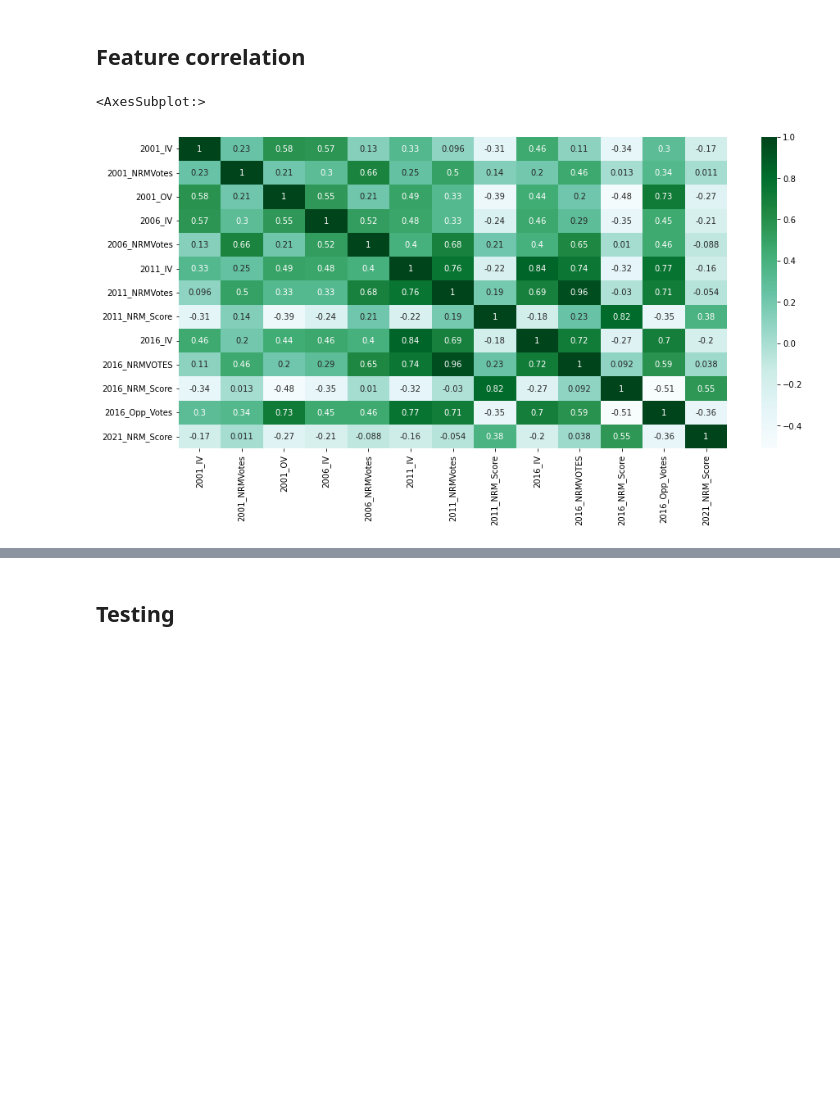
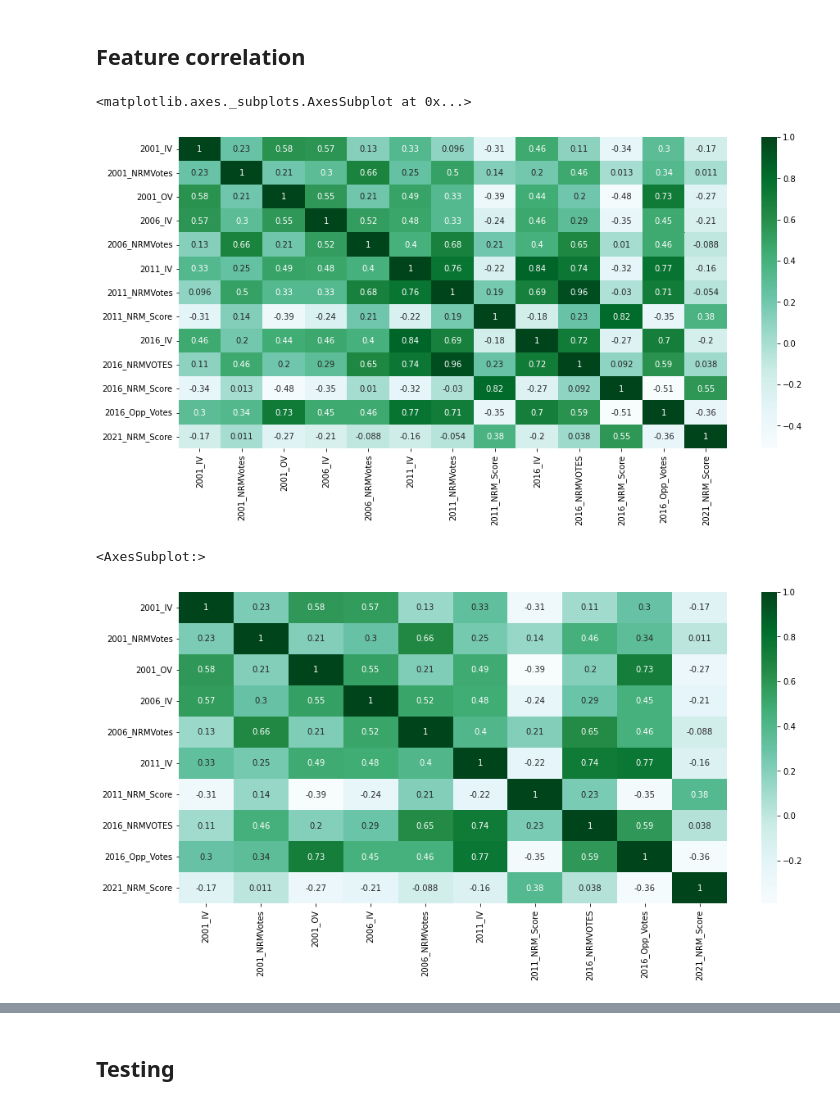
Before and after one commit to sulaiman-kagumire/MCS-7227, a Jupyter notebook: NRM_presidential_score.ipynb, the cells around one changed output, grey strips where cells are left out. Drawn from its saved outputs; the diff is of its cells as text; code cells hidden in the pictures; blank space fills up the shorter version.

```diff
--- a/NRM_presidential_score.ipynb
+++ b/NRM_presidential_score.ipynb
@@ -1540,3 +1602,3 @@ dtype: int64
 # %%
-for each in df3.columns[:-1]:
+for each in df3.columns:
     df3[each] = df3[each].fillna(df3[each].mean())
@@ -1566,13 +1608,16 @@ df3.drop(['2021_IV', '2021_NRM_Votes', '2021_Opp_Votes', 'District'], axis=1, in
 plt.figure(figsize=(15,7))
 sns.heatmap(df3.corr(), annot=True, cmap=plt.cm.BuGn)
 # %% [output]
-<AxesSubplot:>
+<matplotlib.axes._subplots.AxesSubplot at 0x...>
 [figure]
 # %%
-# df3.drop(['2011_NRMVotes', '2011_IV', '2016_NRM_Score'], axis=1, inplace=True)
+df3.drop(['2011_NRMVotes', '2016_IV', '2016_NRM_Score'], axis=1, inplace=True)
 # %%
-# plt.figure(figsize=(15,7))
-# sns.heatmap(df3.corr(), annot=True, cmap=plt.cm.BuGn)
+plt.figure(figsize=(15,7))
+sns.heatmap(df3.corr(), annot=True, cmap=plt.cm.BuGn)
+# %% [output]
+<AxesSubplot:>
+[figure, added]
 # %%
 # df3.drop(['2001_IV', '2011_NRMVotes'], axis=1, inplace=True)
 # %%
```
Also changed, not shown: parts of 54 cells of this notebook.
